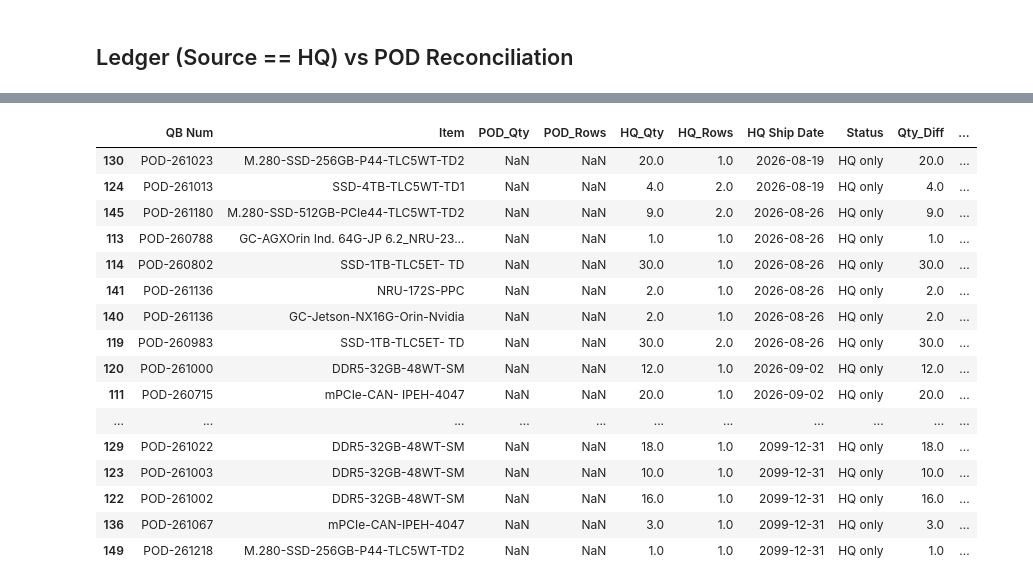
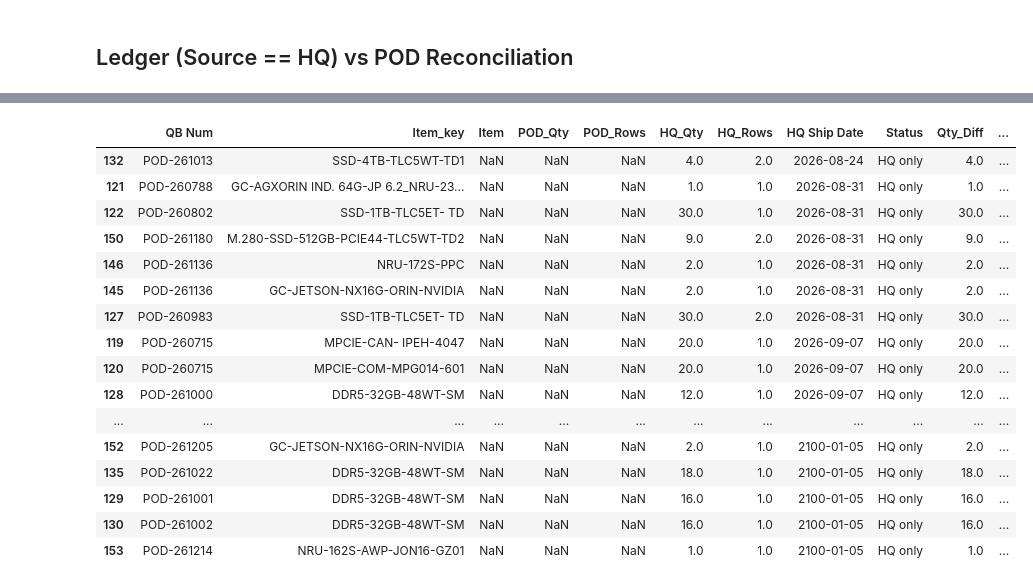
Before and after one commit to playoung2818/MRP_System, a Jupyter notebook: ERP_System 3.0/erp_system/Debug.ipynb, the cells around one changed output, grey strips where cells are left out. Drawn from its saved outputs; the diff is of its cells as text; code cells hidden in the pictures.

```diff
--- a/ERP_System 3.0/erp_system/Debug.ipynb
+++ b/ERP_System 3.0/erp_system/Debug.ipynb
@@ -249,31 +294,47 @@ else:
 ## Ledger (Source == HQ) vs POD Reconciliation
 # %%
 from erp_system.normalize.erp_normalize import POD_SITE
+from erp_system.runtime.db_config import get_engine
 
-skip_pods= ["POD-251229"]
+# Pulls directly from the DB tables the ETL already writes, instead of
+# recomputing transform_pod()/expand_sap_preinstalled() locally:
+# - Open_Purchase_Orders  (TBL_POD)    -> POD side
+# - ledger_analytics      (TBL_LEDGER) -> HQ side, filtered to Kind=="IN" & Source in {"HQ","NAV"}
 
-pod_raw = pd.read_csv(str(POD_FILE), encoding="ISO-8859-1", engine="python")
-ship_raw = read_excel_safe(SHIPPING_SCHEDULE_FILE)
+#
+# Any PO excluded via POD_SITE has zero Source=="HQ"/"NAV" rows in ledger_analytics
+# at all (build_events() drops them before they're ever written to the DB) --
+# those POs will always land as Status == "POD only" with
+# Excluded_by_POD_SITE == True, which is the correct, expected story, not a gap
+# in the diagnostic.
 
-pod_hq = transform_pod(pod_raw)
-sap_exp = expand_sap_preinstalled(transform_shipping(ship_raw))
+skip_pods = ["POD-251229"]
+
+eng = get_engine()
+pod_db = pd.read_sql(f'SELECT * FROM "{DB_SCHEMA}"."{TBL_POD}"', eng)
+ledger_db = pd.read_sql(f'SELECT * FROM "{DB_SCHEMA}"."{TBL_LEDGER}"', eng)
+
+pod_db["Item_key"] = pod_db["Item"].astype(str).str.strip().str.upper()
+ledger_db["Item_key"] = ledger_db["Item"].astype(str).str.strip().str.upper()
 
 pod_agg = (
-    pod_hq.groupby(["QB Num", "Item"], as_index=False)
-    .agg(POD_Qty=("Qty(+)", "sum"), POD_Rows=("Item", "size"))
+    pod_db.groupby(["QB Num", "Item_key"], as_index=False)
+    .agg(Item=("Item", "first"), POD_Qty=("Qty(+)", "sum"), POD_Rows=("Item", "size"))
 )
 
-pod_final = pod_agg.loc[~pod_agg["QB Num"].isin(skip_pods) ].copy()
+pod_final = pod_agg.loc[~pod_agg["QB Num"].isin(skip_pods)].copy()
 
+# "HQ" is the current name; "NAV" is the pre-rename name that's still in the DB
+# until the next `python -m erp_system.cli.etl` run rewrites ledger_analytics.
+hq_rows = ledger_db.loc[(ledger_db["Kind"] == "IN") & (ledger_db["Source"].isin(["HQ", "NAV"]))]
 hq_agg = (
-    sap_exp.loc[sap_exp["Qty(+)"] > 0]
-    .groupby(["QB Num", "Item"], as_index=False)
-    .agg(HQ_Qty=("Qty(+)", "sum"), HQ_Rows=("Item", "size"), **{"HQ Ship Date": ("Ship Date", "min")})
+    hq_rows.groupby(["QB Num", "Item_key"], as_index=False)
+    .agg(HQ_Qty=("Delta", "sum"), HQ_Rows=("Item", "size"), **{"HQ Ship Date": ("Date", "min")})
 )
 
-hq_final = hq_agg.loc[~hq_agg["QB Num"].isin(skip_pods) ].copy()
+hq_final = hq_agg.loc[~hq_agg["QB Num"].isin(skip_pods)].copy()
 
-reconciliation_hq = pod_final.merge(hq_final, on=["QB Num", "Item"], how="outer", indicator=True)
+reconciliation_hq = pod_final.merge(hq_final, on=["QB Num", "Item_key"], how="outer", indicator=True)
 reconciliation_hq["Status"] = reconciliation_hq["_merge"].map(
     {"both": "Both", "left_only": "POD only", "right_only": "HQ only"}
 )
@@ -284,7 +345,7 @@ excluded_pods = {str(k).strip() for k in POD_SITE.keys() if str(k).strip()}
 reconciliation_hq["Excluded_by_POD_SITE"] = reconciliation_hq["QB Num"].astype(str).str.strip().isin(excluded_pods)
 
 reconciliation_hq = reconciliation_hq.sort_values(
-    by=["Status", "QB Num", "Item"],
+    by=["Status", "QB Num", "Item_key"],
     key=lambda s: s.map({"POD only": 0, "HQ only": 1, "Both": 2}) if s.name == "Status" else s,
 ).reset_index(drop=True)
 
@@ -293,7 +354,7 @@ print()
 print("Of the mismatches, how many are explained by POD_SITE exclusion:")
 print(
     reconciliation_hq.loc[reconciliation_hq["Status"] != "Both"]
-    .groupby(["Status", "Excluded_by_POD_SITE"])
+    .groupby(["Status", "Excluded_by_POD_SITE"], observed=True)
     .size()
 )
 
@@ -317,18 +376,18 @@ Both      False                    0
 dtype: int64
-|  | QB Num | Item | POD_Qty | POD_Rows | HQ_Qty | HQ_Rows | HQ Ship Date | Status | Qty_Diff | ... |
-| 130 | POD-261023 | M.280-SSD-256GB-P44-TLC5WT-TD2 | NaN | NaN | 20.0 | 1.0 | 2026-08-19 | HQ only | 20.0 | ... |
-| 124 | POD-261013 | SSD-4TB-TLC5WT-TD1 | NaN | NaN | 4.0 | 2.0 | 2026-08-19 | HQ only | 4.0 | ... |
-| 145 | POD-261180 | M.280-SSD-512GB-PCIe44-TLC5WT-TD2 | NaN | NaN | 9.0 | 2.0 | 2026-08-26 | HQ only | 9.0 | ... |
-| 113 | POD-260788 | GC-AGXOrin Ind. 64G-JP 6.2_NRU-23... | NaN | NaN | 1.0 | 1.0 | 2026-08-26 | HQ only | 1.0 | ... |
-| 114 | POD-260802 | SSD-1TB-TLC5ET- TD | NaN | NaN | 30.0 | 1.0 | 2026-08-26 | HQ only | 30.0 | ... |
-| 141 | POD-261136 | NRU-172S-PPC | NaN | NaN | 2.0 | 1.0 | 2026-08-26 | HQ only | 2.0 | ... |
-| 140 | POD-261136 | GC-Jetson-NX16G-Orin-Nvidia | NaN | NaN | 2.0 | 1.0 | 2026-08-26 | HQ only | 2.0 | ... |
-| 119 | POD-260983 | SSD-1TB-TLC5ET- TD | NaN | NaN | 30.0 | 2.0 | 2026-08-26 | HQ only | 30.0 | ... |
-| 120 | POD-261000 | DDR5-32GB-48WT-SM | NaN | NaN | 12.0 | 1.0 | 2026-09-02 | HQ only | 12.0 | ... |
-| 111 | POD-260715 | mPCIe-CAN- IPEH-4047 | NaN | NaN | 20.0 | 1.0 | 2026-09-02 | HQ only | 20.0 | ... |
-| ... | ... | ... | ... | ... | ... | ... | ... | ... | ... | ... |
-| 129 | POD-261022 | DDR5-32GB-48WT-SM | NaN | NaN | 18.0 | 1.0 | 2099-12-31 | HQ only | 18.0 | ... |
-| 123 | POD-261003 | DDR5-32GB-48WT-SM | NaN | NaN | 10.0 | 1.0 | 2099-12-31 | HQ only | 10.0 | ... |
-| 122 | POD-261002 | DDR5-32GB-48WT-SM | NaN | NaN | 16.0 | 1.0 | 2099-12-31 | HQ only | 16.0 | ... |
-| 136 | POD-261067 | mPCIe-CAN-IPEH-4047 | NaN | NaN | 3.0 | 1.0 | 2099-12-31 | HQ only | 3.0 | ... |
-| 149 | POD-261218 | M.280-SSD-256GB-P44-TLC5WT-TD2 | NaN | NaN | 1.0 | 1.0 | 2099-12-31 | HQ only | 1.0 | ... |
+|  | QB Num | Item_key | Item | POD_Qty | POD_Rows | HQ_Qty | HQ_Rows | HQ Ship Date | Status | Qty_Diff | ... |
+| 132 | POD-261013 | SSD-4TB-TLC5WT-TD1 | NaN | NaN | NaN | 4.0 | 2.0 | 2026-08-24 | HQ only | 4.0 | ... |
+| 121 | POD-260788 | GC-AGXORIN IND. 64G-JP 6.2_NRU-23... | NaN | NaN | NaN | 1.0 | 1.0 | 2026-08-31 | HQ only | 1.0 | ... |
+| 122 | POD-260802 | SSD-1TB-TLC5ET- TD | NaN | NaN | NaN | 30.0 | 1.0 | 2026-08-31 | HQ only | 30.0 | ... |
+| 150 | POD-261180 | M.280-SSD-512GB-PCIE44-TLC5WT-TD2 | NaN | NaN | NaN | 9.0 | 2.0 | 2026-08-31 | HQ only | 9.0 | ... |
+| 146 | POD-261136 | NRU-172S-PPC | NaN | NaN | NaN | 2.0 | 1.0 | 2026-08-31 | HQ only | 2.0 | ... |
+| 145 | POD-261136 | GC-JETSON-NX16G-ORIN-NVIDIA | NaN | NaN | NaN | 2.0 | 1.0 | 2026-08-31 | HQ only | 2.0 | ... |
+| 127 | POD-260983 | SSD-1TB-TLC5ET- TD | NaN | NaN | NaN | 30.0 | 2.0 | 2026-08-31 | HQ only | 30.0 | ... |
+| 119 | POD-260715 | MPCIE-CAN- IPEH-4047 | NaN | NaN | NaN | 20.0 | 1.0 | 2026-09-07 | HQ only | 20.0 | ... |
+| 120 | POD-260715 | MPCIE-COM-MPG014-601 | NaN | NaN | NaN | 20.0 | 1.0 | 2026-09-07 | HQ only | 20.0 | ... |
+| 128 | POD-261000 | DDR5-32GB-48WT-SM | NaN | NaN | NaN | 12.0 | 1.0 | 2026-09-07 | HQ only | 12.0 | ... |
+| ... | ... | ... | ... | ... | ... | ... | ... | ... | ... | ... | ... |
+| 152 | POD-261205 | GC-JETSON-NX16G-ORIN-NVIDIA | NaN | NaN | NaN | 2.0 | 1.0 | 2100-01-05 | HQ only | 2.0 | ... |
+| 135 | POD-261022 | DDR5-32GB-48WT-SM | NaN | NaN | NaN | 18.0 | 1.0 | 2100-01-05 | HQ only | 18.0 | ... |
+| 129 | POD-261001 | DDR5-32GB-48WT-SM | NaN | NaN | NaN | 16.0 | 1.0 | 2100-01-05 | HQ only | 16.0 | ... |
+| 130 | POD-261002 | DDR5-32GB-48WT-SM | NaN | NaN | NaN | 16.0 | 1.0 | 2100-01-05 | HQ only | 16.0 | ... |
+| 153 | POD-261214 | NRU-162S-AWP-JON16-GZ01 | NaN | NaN | NaN | 1.0 | 1.0 | 2100-01-05 | HQ only | 1.0 | ... |
```
Also changed, not shown: parts of 5 cells of this notebook, 9 other files.
